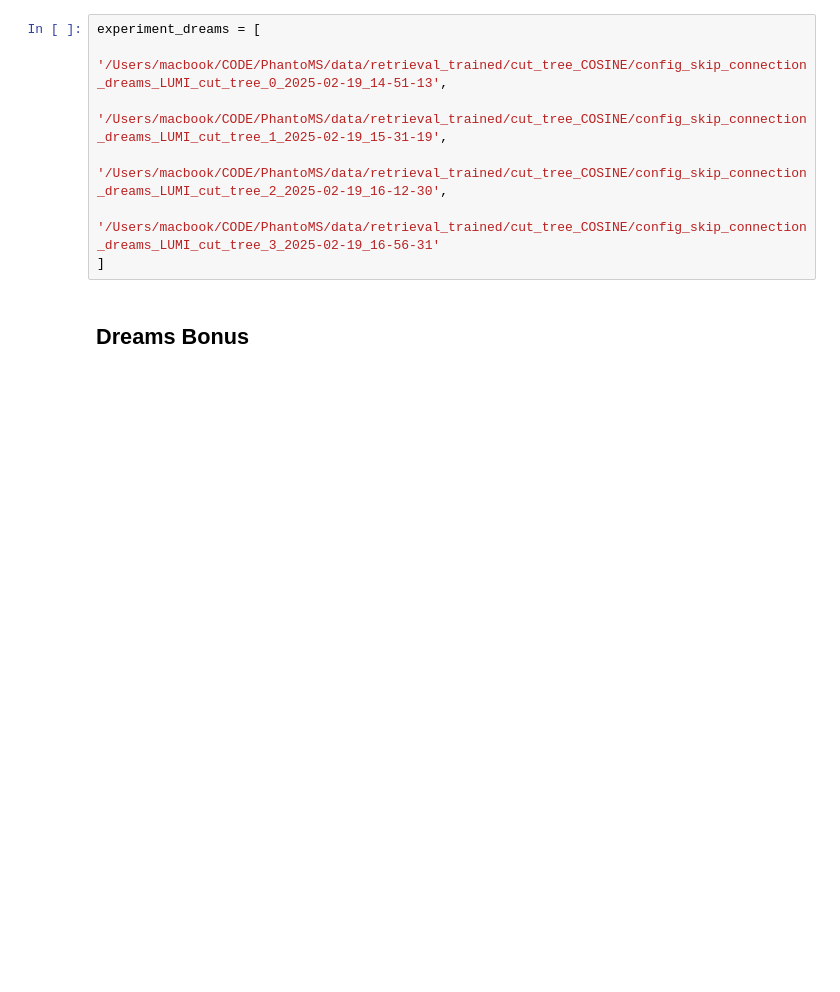
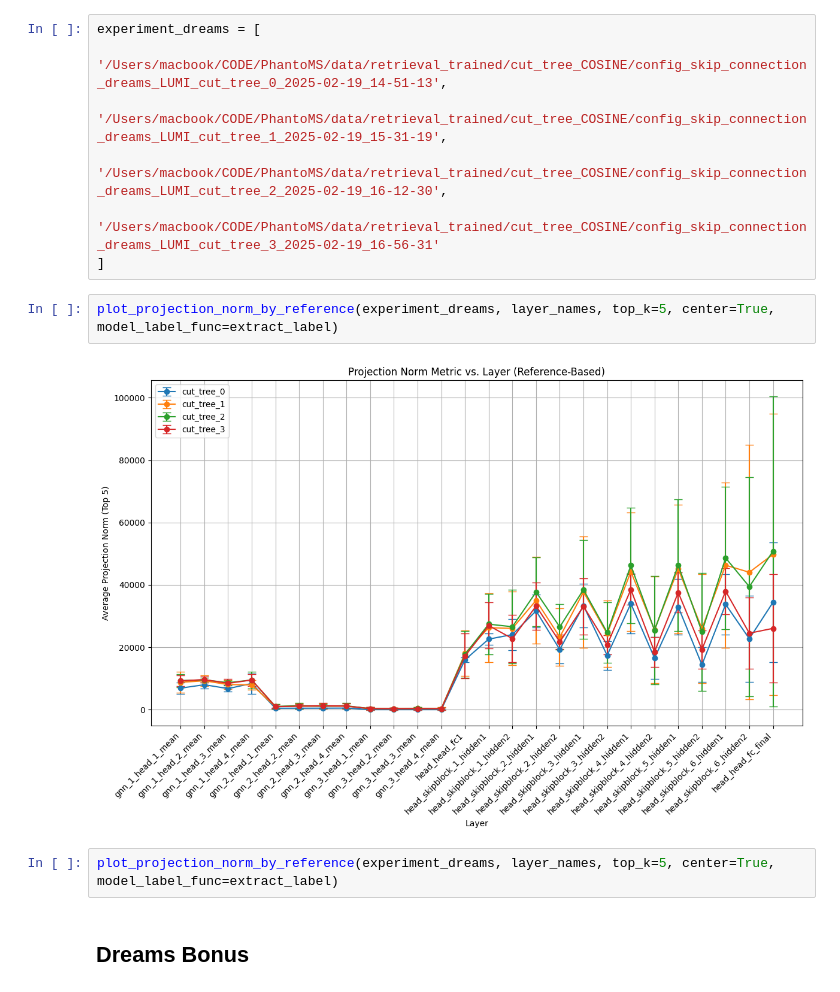
Before and after one commit to Jozefov/PhantoMS, a Jupyter notebook: notebooks/analysis/CKA_Retrieval_COSINE/projection_norm_by_input_representation.ipynb, the cells around one changed output. Drawn from its saved outputs; the diff is of its cells as text; blank space fills up the shorter version.

Commit message:
projection norm analysis run finished

```diff
--- a/notebooks/analysis/CKA_Retrieval_COSINE/projection_norm_by_input_representation.ipynb
+++ b/notebooks/analysis/CKA_Retrieval_COSINE/projection_norm_by_input_representation.ipynb
@@ -171,6 +58,12 @@ experiment_dreams = [
     '/Users/macbook/CODE/PhantoMS/data/retrieval_trained/cut_tree_COSINE/config_skip_connection_dreams_LUMI_cut_tree_2_2025-02-19_16-12-30',
     '/Users/macbook/CODE/PhantoMS/data/retrieval_trained/cut_tree_COSINE/config_skip_connection_dreams_LUMI_cut_tree_3_2025-02-19_16-56-31'
 ]
+# %%
+plot_projection_norm_by_reference(experiment_dreams, layer_names, top_k=5, center=True, model_label_func=extract_label)
+# %% [output]
+[figure, added]
+# %%
+plot_projection_norm_by_reference(experiment_dreams, layer_names, top_k=5, center=True, model_label_func=extract_label)
 # %% [markdown]
 ## Dreams Bonus
 # %%
```
Also changed, not shown: parts of 10 cells of this notebook.
